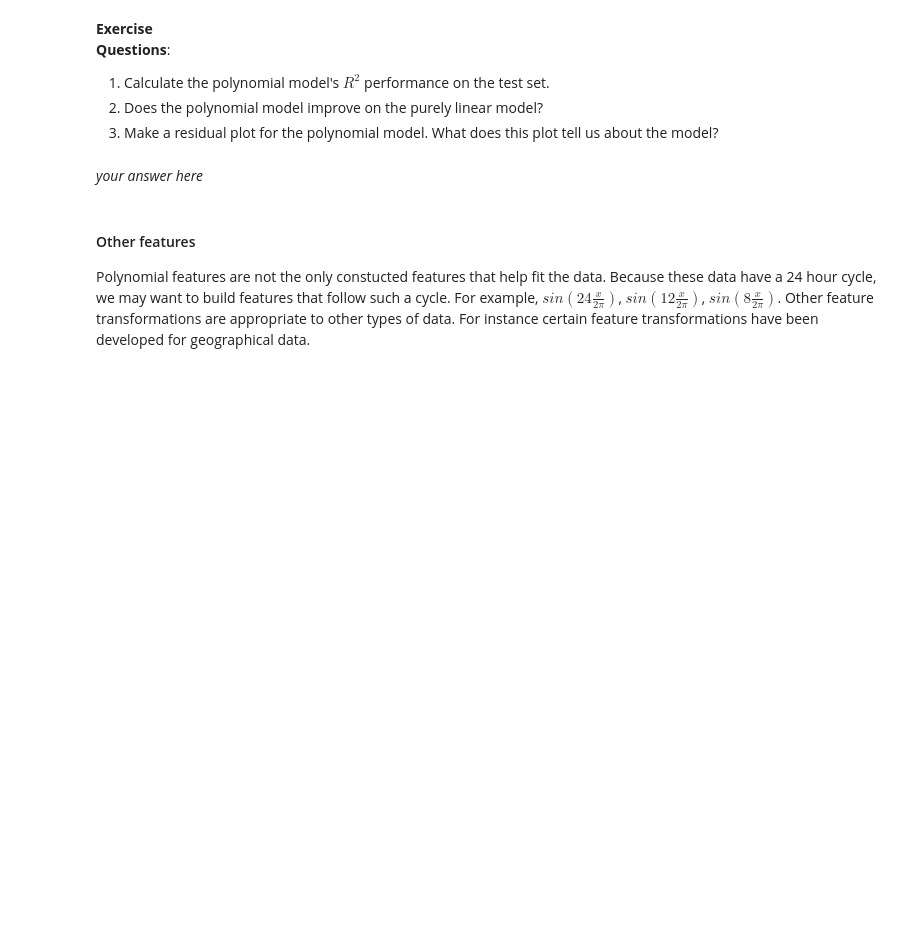
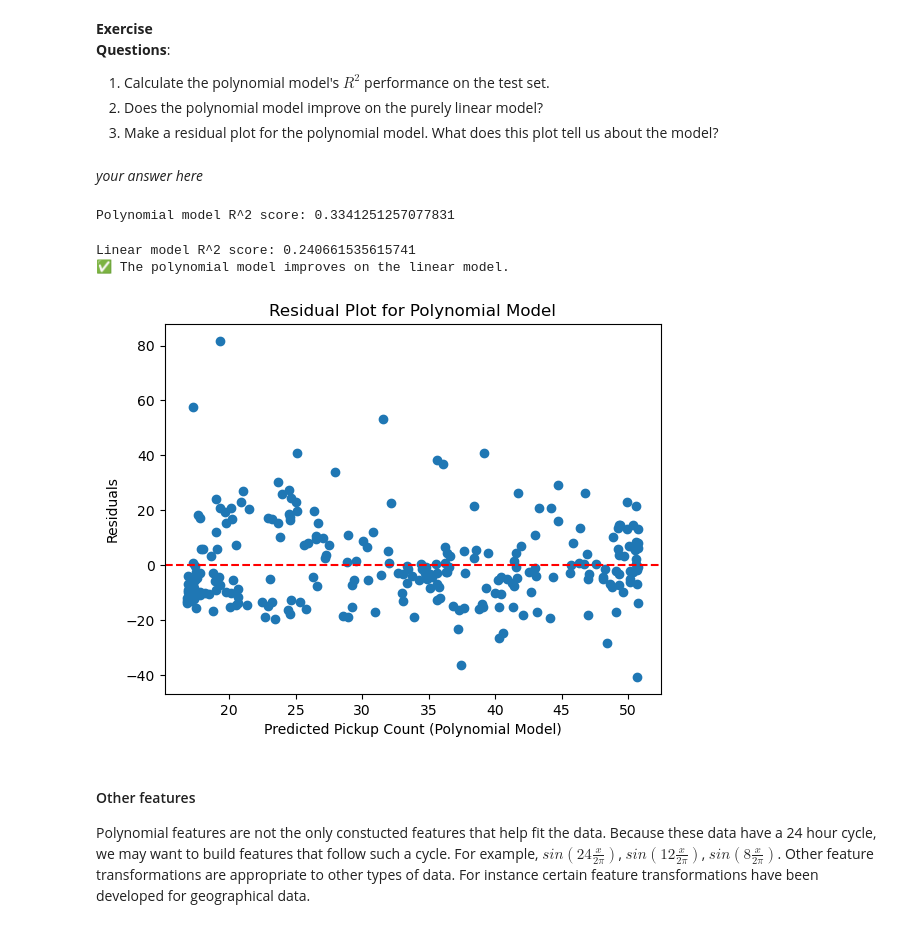
Before and after one commit to HammoutiD/ML, a Jupyter notebook: lab1bonus/lab1_Intro_to_ML_MPR.ipynb, the cells around one changed output. Saved outputs shown, nothing was run; the diff lists cells and outputs as text; code cells hidden in the pictures; blank space fills up the shorter version.

```diff
--- a/lab1bonus/lab1_Intro_to_ML_MPR.ipynb
+++ b/lab1bonus/lab1_Intro_to_ML_MPR.ipynb
@@ -145,3 +162,41 @@ plot_cabs(fitted_cab_model3, transformer_3)
+# %%
+# your code here
+from sklearn.metrics import r2_score
+
+X_test_poly = transformer_3.transform(X_test)
+y_pred_poly = fitted_cab_model3.predict(X_test_poly)
+
+r2_poly = r2_score(y_test, y_pred_poly)
+print("Polynomial model R^2 score:", r2_poly)
+# %% [output]
+Polynomial model R^2 score: 0.3341251257077831
+# %%
+# your code here
+r2_linear = fitted_cab_model0.score(X_test, y_test)
+print("Linear model R^2 score:", r2_linear)
+
+if r2_poly > r2_linear:
+    print("✅ The polynomial model improves on the linear model.")
+else:
+    print("❌ The polynomial model does NOT improve on the linear model.")
+# %% [output]
+Linear model R^2 score: 0.240661535615741
+✅ The polynomial model improves on the linear model.
+# %%
+# your code here
+
+# Residuals
+residuals = y_test - y_pred_poly
+
+# Residual plot
+plt.scatter(y_pred_poly, residuals)
+plt.axhline(y=0, color='red', linestyle='--')
+plt.xlabel("Predicted Pickup Count (Polynomial Model)")
+plt.ylabel("Residuals")
+plt.title("Residual Plot for Polynomial Model")
+plt.show()
+# %% [output]
+[figure, added]
 # %% [markdown]
 #### Other features
 Polynomial features are not the only constucted features that help fit the data. Because these data have a 24 hour cycle, we may want to build features that follow such a cycle. For example, $sin(24\frac{x}{2\pi})$, $sin(12\frac{x}{2\pi})$, $sin(8\frac{x}{2\pi})$. Other feature transformations are appropriate to other types of data. For instance certain feature transformations have been developed for geographical data.
```
Also changed, not shown: parts of 35 cells of this notebook, 2 other files.
